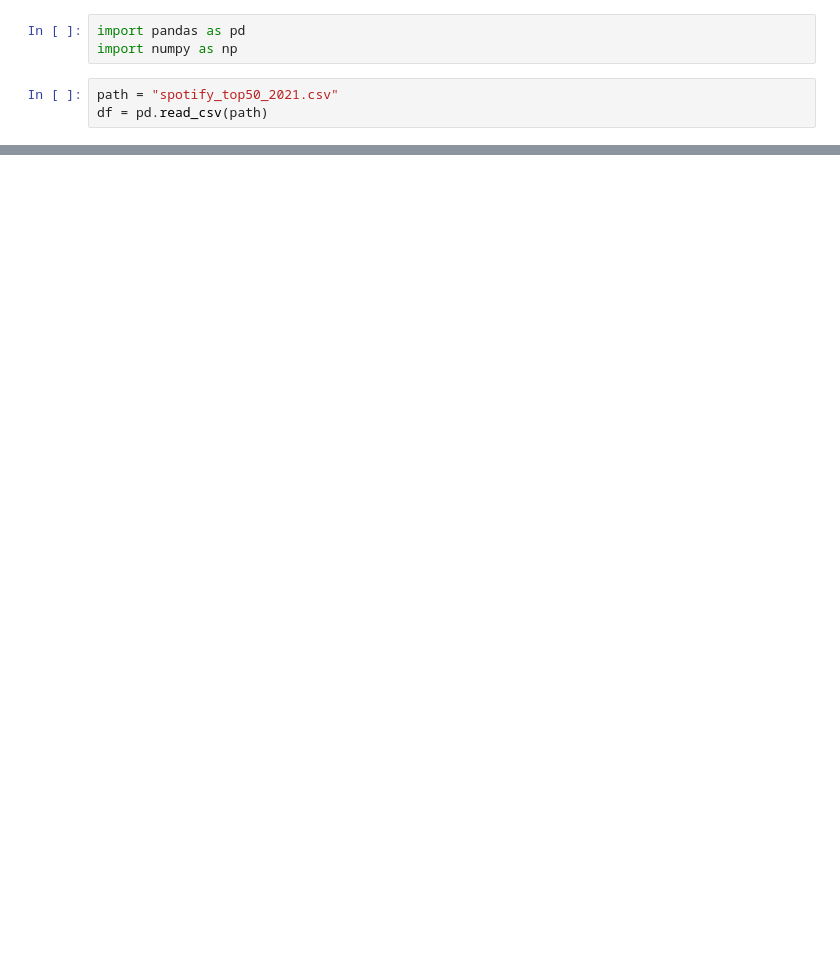
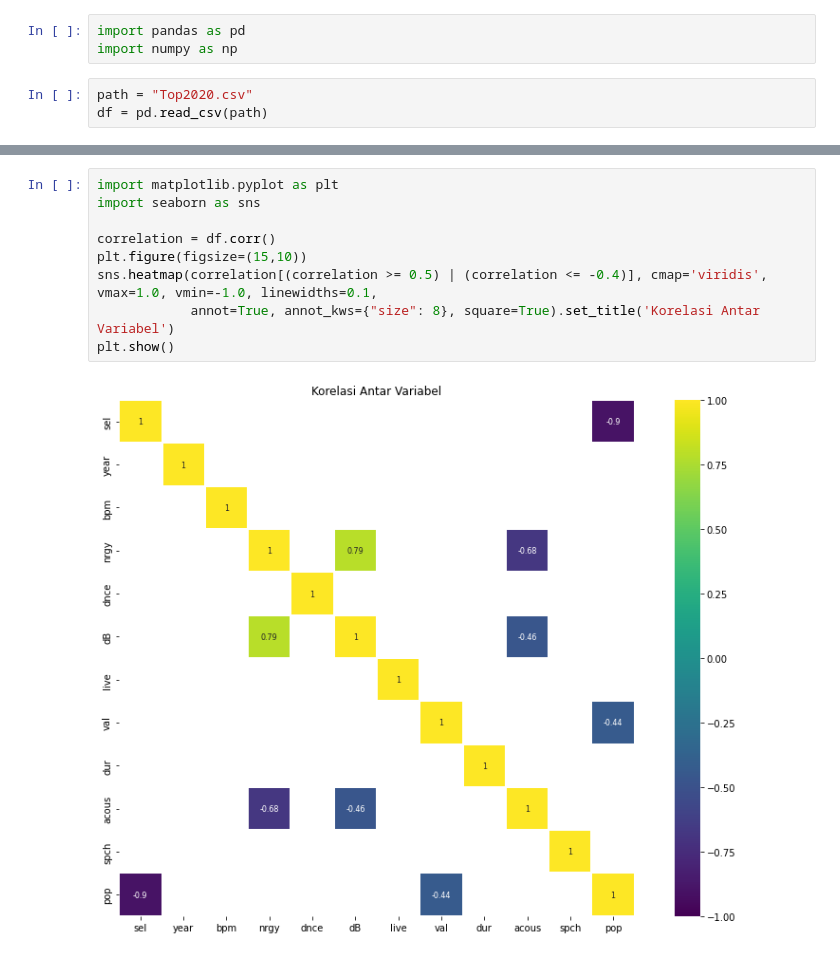
Before and after one commit to hallwack/pembelajaran-mesin, a Jupyter notebook: tugas-1/tugas-praktikum-1.ipynb, the cells around one changed output, grey strips where cells are left out. Drawn from its saved outputs; the diff is of its cells as text; blank space fills up the shorter version.

```diff
--- a/tugas-1/tugas-praktikum-1.ipynb
+++ b/tugas-1/tugas-praktikum-1.ipynb
@@ -26,5 +26,5 @@ Downloading spotify-top-50-songs-in-2021.zip to /home/hallwack/Documents/College
 import pandas as pd
 import numpy as np
 # %%
-path = "spotify_top50_2021.csv"
+path = "Top2020.csv"
 df = pd.read_csv(path)
@@ -30,0 +153,11 @@ df = pd.read_csv(path)
+# %%
+import matplotlib.pyplot as plt
+import seaborn as sns
+
+correlation = df.corr()
+plt.figure(figsize=(15,10))
+sns.heatmap(correlation[(correlation >= 0.5) | (correlation <= -0.4)], cmap='viridis', vmax=1.0, vmin=-1.0, linewidths=0.1,
+            annot=True, annot_kws={"size": 8}, square=True).set_title('Korelasi Antar Variabel')
+plt.show()
+# %% [output]
+[figure, added]
```
Also changed, not shown: parts of 11 cells of this notebook, 2 other files.
